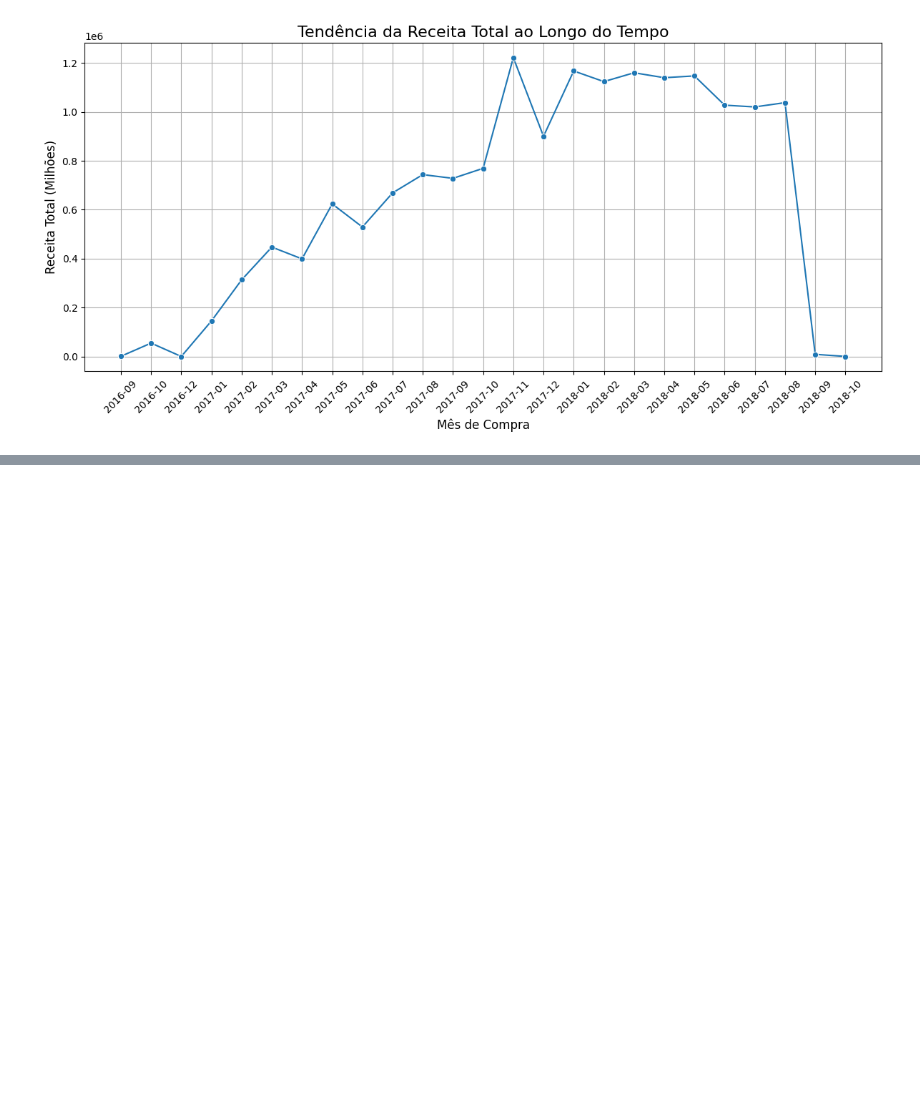
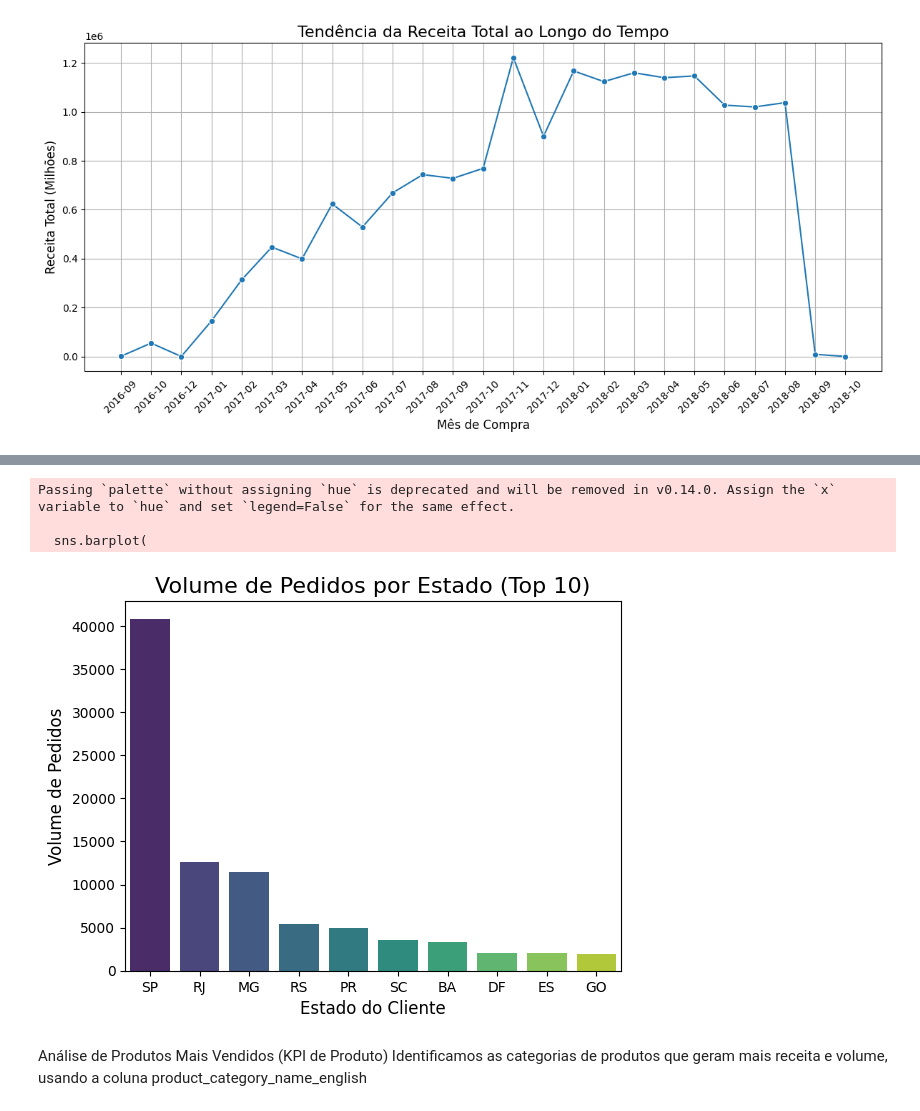
Before and after one commit to GabrielSantos777/Projeto_analise_dados_ecommerce, a Jupyter notebook: notebooks/Data_Loading_and_Cleaning.ipynb, the cells around one changed output, grey strips where cells are left out. Drawn from its saved outputs; the diff is of its cells as text; code cells hidden in the pictures; blank space fills up the shorter version.

Commit message:
Análise de Ticket Médio e Volume por Estado (KPIs Geográficos) e Análise de Produtos Mais Vendidos (KPI de Produto)

```diff
--- a/notebooks/Data_Loading_and_Cleaning.ipynb
+++ b/notebooks/Data_Loading_and_Cleaning.ipynb
@@ -180,7 +182,9 @@ df_main['delivery_vs_estimated'] = (
 df_revenue = df_main.groupby('order_id').agg(
     total_order_price=('price', 'sum'),
     total_order_freight=('freight_value', 'sum'),
-    order_status=('order_status', 'first')
+    order_status=('order_status', 'first'),
+    customer_state=('customer_state', 'first'),
+    purchase_month=('order_purchase_timestamp', 'first')
 ).reset_index()
 
 df_revenue['Total_Revenue'] = df_revenue['total_order_price'] + df_revenue['total_order_freight']
@@ -240,0 +254,11 @@ plt.show()
+# %%
+#Contagem do volume de pedidos e calcula o Ticket Médio por Estado do Cliente
+geo_kpis = df_revenue_delivered.groupby('customer_state').agg(
+    Volume_Pedidos=('order_id', 'count'),
+    Ticket_Medio=('Total_Revenue', 'mean')
+).reset_index()
+
+sorted_geo_kpis = geo_kpis.sort_values(by='Volume_Pedidos', ascending=False).head(10)
+
+print("\nTop 10 Estados por Volume de Pedidos:")
+print(sorted_geo_kpis)
@@ -240,0 +278,21 @@ plt.show()
+# %%
+plt.Figure(figsize=(10, 5))
+sns.barplot(
+    data=sorted_geo_kpis,
+    x='customer_state',
+    y='Volume_Pedidos',
+    palette='viridis'
+)
+
+plt.title('Volume de Pedidos por Estado (Top 10)', fontsize=16)
+plt.xlabel('Estado do Cliente', fontsize=12)
+plt.ylabel('Volume de Pedidos', fontsize=12)
+plt.show()
+# %% [output]
+Passing `palette` without assigning `hue` is deprecated and will be removed in v0.14.0. Assign the `x` variable to `hue` and set `legend=False` for the same effect.
+
+  sns.barplot(
+[figure, added]
+# %% [markdown]
+Análise de Produtos Mais Vendidos (KPI de Produto)
+Identificamos as categorias de produtos que geram mais receita e volume, usando a coluna product_category_name_english
```
Also changed, not shown: parts of 8 cells of this notebook.
